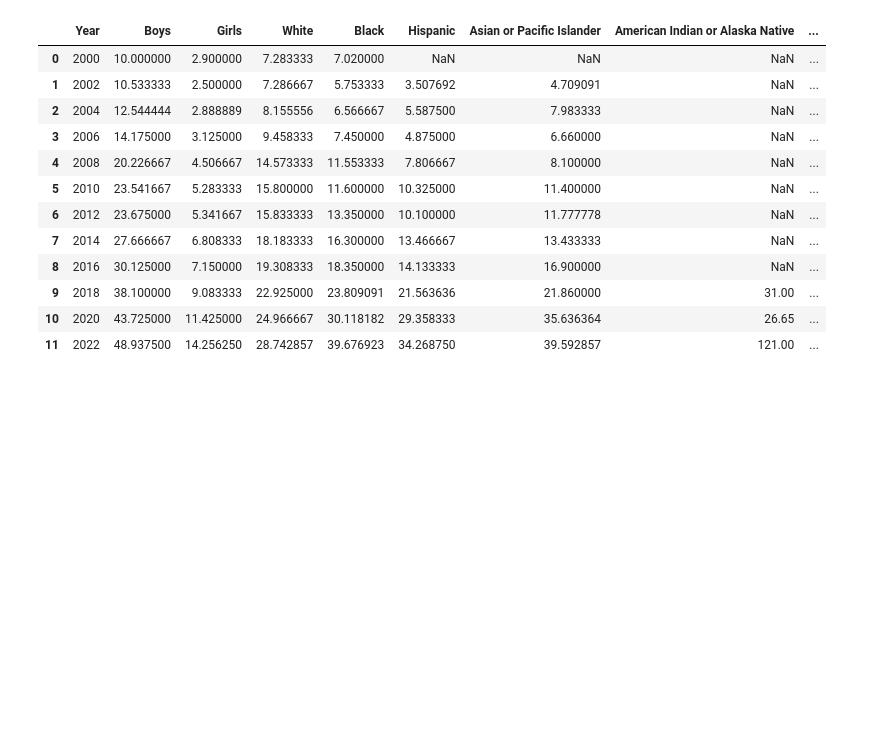
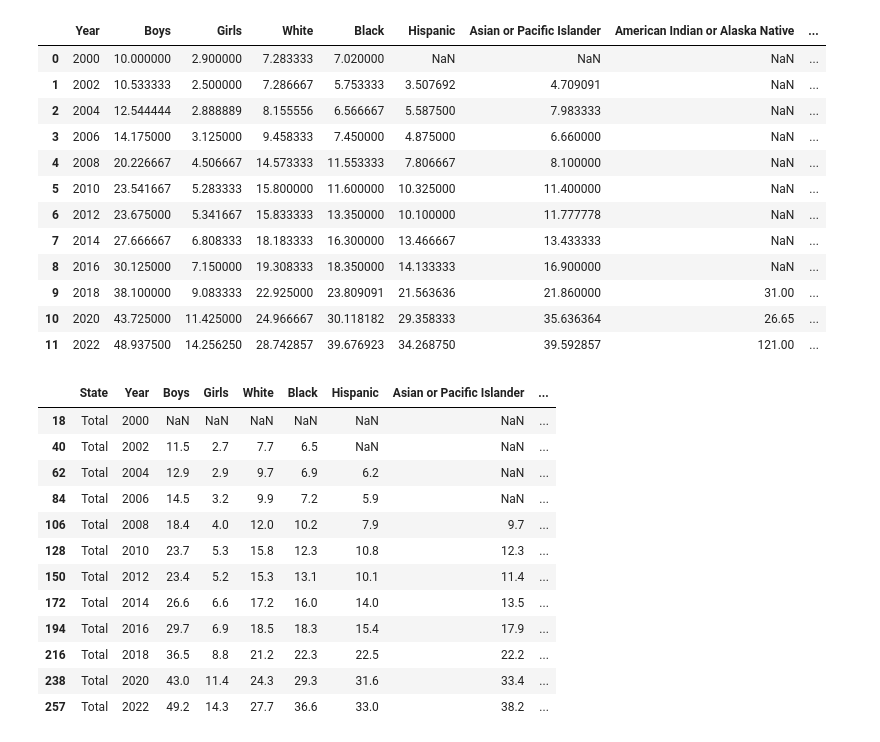
Before and after one commit to janvimehendale/capstone, a Jupyter notebook: notebooks/ethnicity_gender.ipynb, the cells around one changed output. Drawn from its saved outputs; the diff is of its cells as text; code cells hidden in the pictures; blank space fills up the shorter version.

```diff
--- a/notebooks/ethnicity_gender.ipynb
+++ b/notebooks/ethnicity_gender.ipynb
@@ -68,0 +71,18 @@ ethnicity_gender_year
+# %%
+gender_ethnicity_total = gender_ethnicity[gender_ethnicity["State"]=="Total"]
+gender_ethnicity_total = gender_ethnicity_total[["State","Year","Boys", "Girls","White","Black","Hispanic", "Asian or Pacific Islander","American Indian or Alaska Native","Multiracial"]]
+gender_ethnicity_total
+# %% [output]
+|  | State | Year | Boys | Girls | White | Black | Hispanic | Asian or Pacific Islander | ... |
+| 18 | Total | 2000 | NaN | NaN | NaN | NaN | NaN | NaN | ... |
+| 40 | Total | 2002 | 11.5 | 2.7 | 7.7 | 6.5 | NaN | NaN | ... |
+| 62 | Total | 2004 | 12.9 | 2.9 | 9.7 | 6.9 | 6.2 | NaN | ... |
+| 84 | Total | 2006 | 14.5 | 3.2 | 9.9 | 7.2 | 5.9 | NaN | ... |
+| 106 | Total | 2008 | 18.4 | 4.0 | 12.0 | 10.2 | 7.9 | 9.7 | ... |
+| 128 | Total | 2010 | 23.7 | 5.3 | 15.8 | 12.3 | 10.8 | 12.3 | ... |
+| 150 | Total | 2012 | 23.4 | 5.2 | 15.3 | 13.1 | 10.1 | 11.4 | ... |
+| 172 | Total | 2014 | 26.6 | 6.6 | 17.2 | 16.0 | 14.0 | 13.5 | ... |
+| 194 | Total | 2016 | 29.7 | 6.9 | 18.5 | 18.3 | 15.4 | 17.9 | ... |
+| 216 | Total | 2018 | 36.5 | 8.8 | 21.2 | 22.3 | 22.5 | 22.2 | ... |
+| 238 | Total | 2020 | 43.0 | 11.4 | 24.3 | 29.3 | 31.6 | 33.4 | ... |
+| 257 | Total | 2022 | 49.2 | 14.3 | 27.7 | 36.6 | 33.0 | 38.2 | ... |
```
Also changed, not shown: parts of 2 cells of this notebook, 9 other files.
